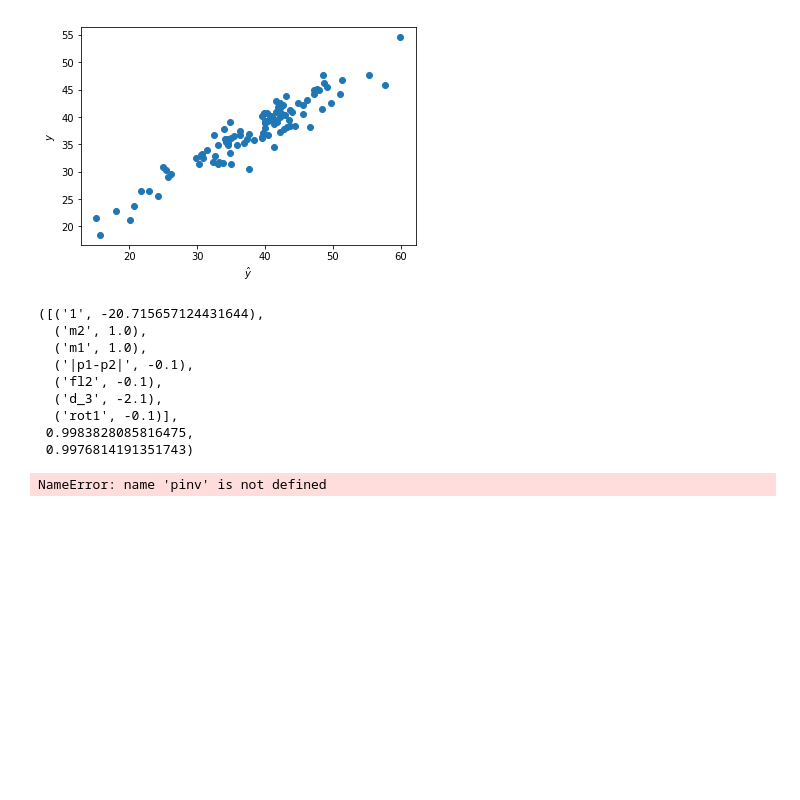
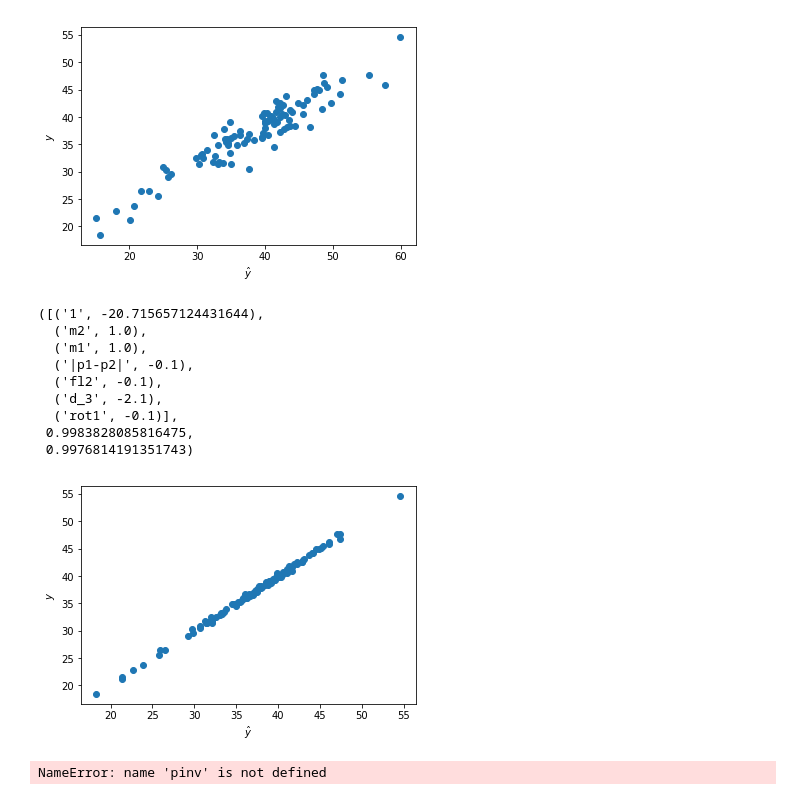
Before and after one commit to marioboley/learning_with_many_features, a Jupyter notebook: corr_learning.ipynb, the cells around one changed output. Cells and saved outputs as stored; diff of their text form; code cells hidden in the pictures; blank space fills up the shorter version.

```diff
--- a/corr_learning.ipynb
+++ b/corr_learning.ipynb
@@ -446,6 +476,13 @@ omp.predict(X_test)
   ('rot1', -0.1)],
  0.9983828085816475,
  0.9976814191351743)
+# %%
+plt.scatter(omp.predict(X_test), y_test)
+plt.xlabel(r'$\hat{y}$')
+plt.ylabel('$y$')
+plt.show()
+# %% [output]
+[figure, added]
 # %%
 beta=pinv(X)@y
 np.around(beta, 1)
```
Also changed, not shown: parts of 3 cells of this notebook.
